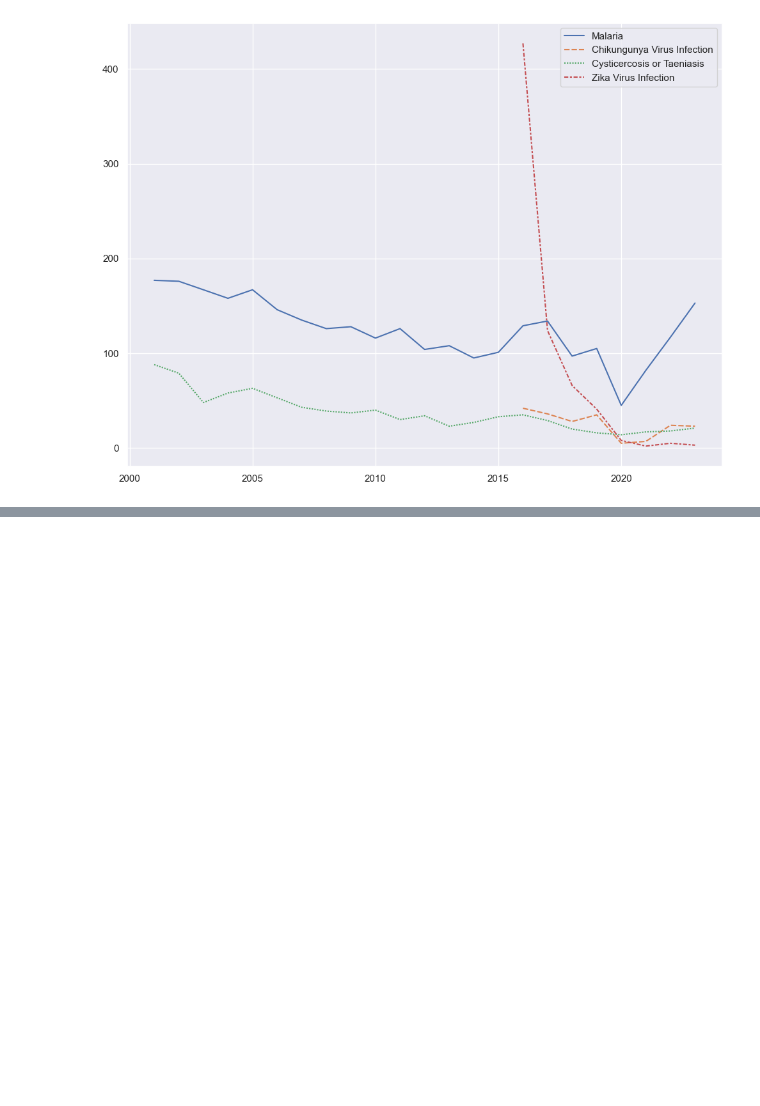
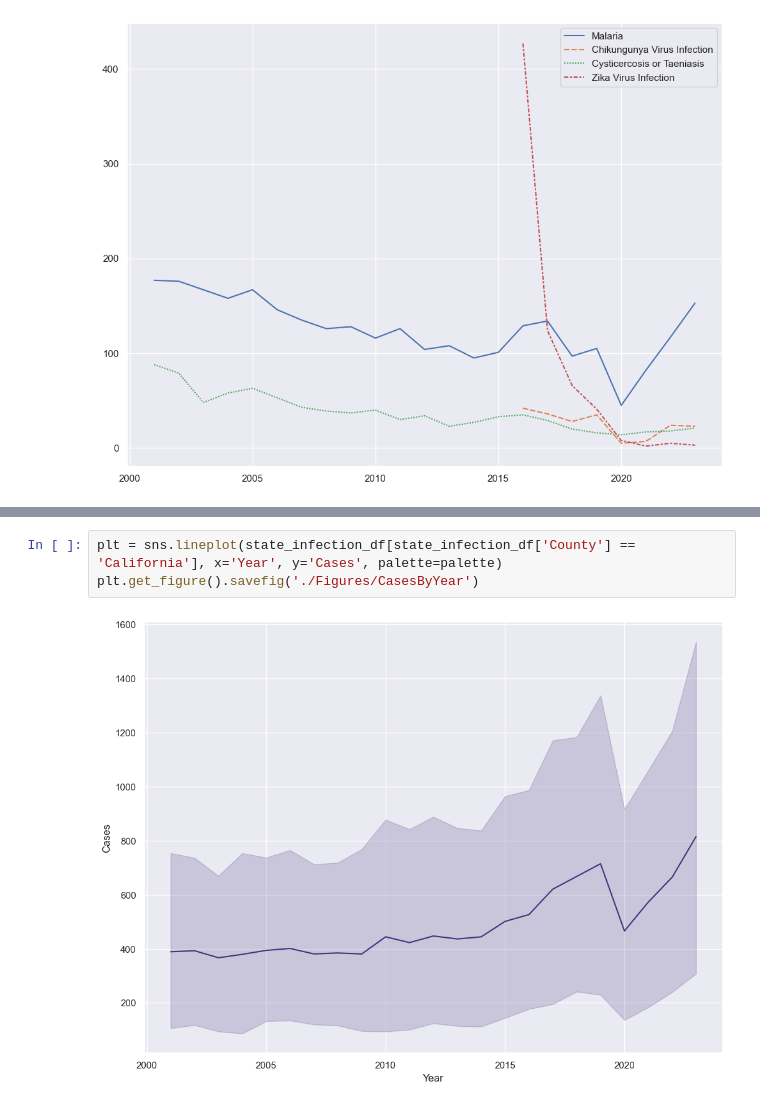
Before and after one commit to zaschan-gif/STA141B_Final_Project, a Jupyter notebook: STA141 Final Project.ipynb, the cells around one changed output, grey strips where cells are left out. Drawn from its saved outputs; the diff is of its cells as text; blank space fills up the shorter version.

```diff
--- a/STA141 Final Project.ipynb
+++ b/STA141 Final Project.ipynb
@@ -137,0 +266,5 @@ visualize_tops(state_infection_df, top_decreasing, 'Cases', './Figures/most_decr
+# %%
+plt = sns.lineplot(state_infection_df[state_infection_df['County'] == 'California'], x='Year', y='Cases', palette=palette)
+plt.get_figure().savefig('./Figures/CasesByYear')
+# %% [output]
+[figure, added]
```
Also changed, not shown: parts of 10 cells of this notebook, 4 other files.
